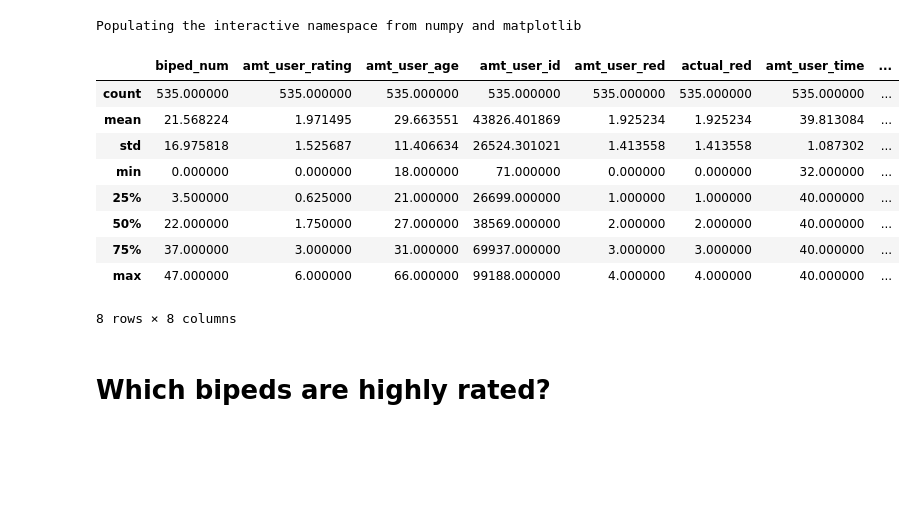
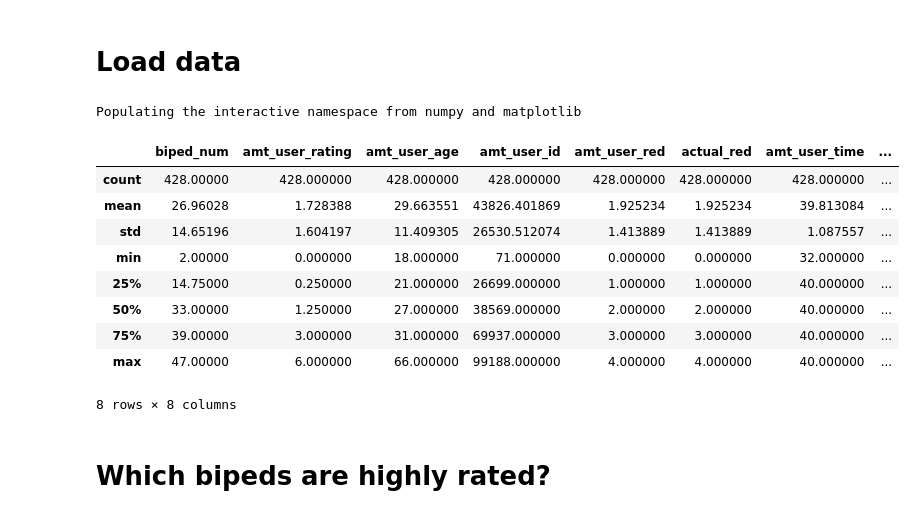
Before and after one commit to rhiever/AMT-biped-analysis, a Jupyter notebook: Biped AMT ratings.ipynb, the cells around one changed output. Cells and saved outputs as stored; diff of their text form; code cells hidden in the pictures; blank space fills up the shorter version.

```diff
--- a/Biped AMT ratings.ipynb
+++ b/Biped AMT ratings.ipynb
@@ -1,3 +1,5 @@
+# %% [markdown]
+# Load data
 # %%
 %pylab inline
 # %% [output]
@@ -5,22 +7,25 @@ Populating the interactive namespace from numpy and matplotlib
 # %%
 from pandas import read_csv
 
 biped_ratings = read_csv("biped-amt-ratings-training.csv", na_values=[""]).dropna()
 
 # only keep the rating if the user correctly identified the dummy biped
 biped_ratings = biped_ratings[biped_ratings["amt_user_red"] == biped_ratings["actual_red"]]
 
+# throw out ratings for the dummy biped (biped 0)
+biped_ratings = biped_ratings[biped_ratings["biped_num"] != 0]
+
 biped_ratings.describe()
 # %% [output]
 |  | biped_num | amt_user_rating | amt_user_age | amt_user_id | amt_user_red | actual_red | amt_user_time | ... |
-| count | 535.000000 | 535.000000 | 535.000000 | 535.000000 | 535.000000 | 535.000000 | 535.000000 | ... |
-| mean | 21.568224 | 1.971495 | 29.663551 | 43826.401869 | 1.925234 | 1.925234 | 39.813084 | ... |
-| std | 16.975818 | 1.525687 | 11.406634 | 26524.301021 | 1.413558 | 1.413558 | 1.087302 | ... |
-| min | 0.000000 | 0.000000 | 18.000000 | 71.000000 | 0.000000 | 0.000000 | 32.000000 | ... |
-| 25% | 3.500000 | 0.625000 | 21.000000 | 26699.000000 | 1.000000 | 1.000000 | 40.000000 | ... |
-| 50% | 22.000000 | 1.750000 | 27.000000 | 38569.000000 | 2.000000 | 2.000000 | 40.000000 | ... |
-| 75% | 37.000000 | 3.000000 | 31.000000 | 69937.000000 | 3.000000 | 3.000000 | 40.000000 | ... |
-| max | 47.000000 | 6.000000 | 66.000000 | 99188.000000 | 4.000000 | 4.000000 | 40.000000 | ... |
+| count | 428.00000 | 428.000000 | 428.000000 | 428.000000 | 428.000000 | 428.000000 | 428.000000 | ... |
+| mean | 26.96028 | 1.728388 | 29.663551 | 43826.401869 | 1.925234 | 1.925234 | 39.813084 | ... |
+| std | 14.65196 | 1.604197 | 11.409305 | 26530.512074 | 1.413889 | 1.413889 | 1.087557 | ... |
+| min | 2.00000 | 0.000000 | 18.000000 | 71.000000 | 0.000000 | 0.000000 | 32.000000 | ... |
+| 25% | 14.75000 | 0.250000 | 21.000000 | 26699.000000 | 1.000000 | 1.000000 | 40.000000 | ... |
+| 50% | 33.00000 | 1.250000 | 27.000000 | 38569.000000 | 2.000000 | 2.000000 | 40.000000 | ... |
+| 75% | 39.00000 | 3.000000 | 31.000000 | 69937.000000 | 3.000000 | 3.000000 | 40.000000 | ... |
+| max | 47.00000 | 6.000000 | 66.000000 | 99188.000000 | 4.000000 | 4.000000 | 40.000000 | ... |
 8 rows × 8 columns
 # %% [markdown]
 # Which bipeds are highly rated?
```
Also changed, not shown: parts of 12 cells of this notebook.
